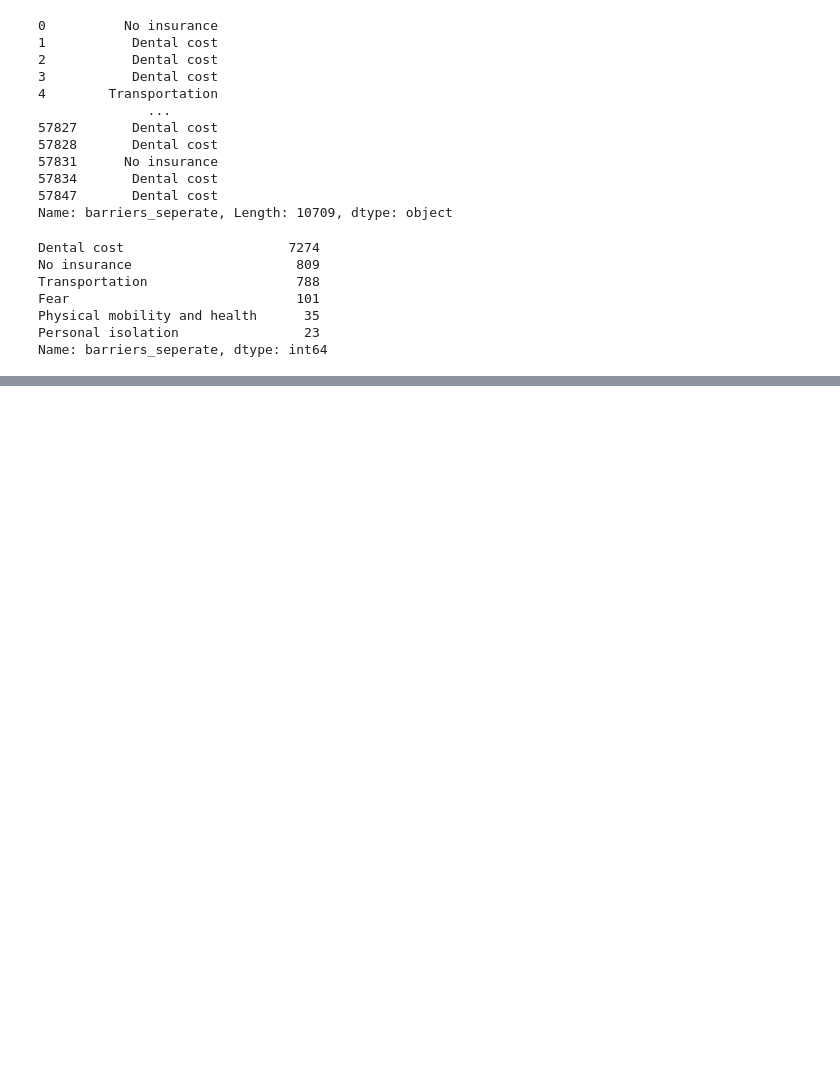
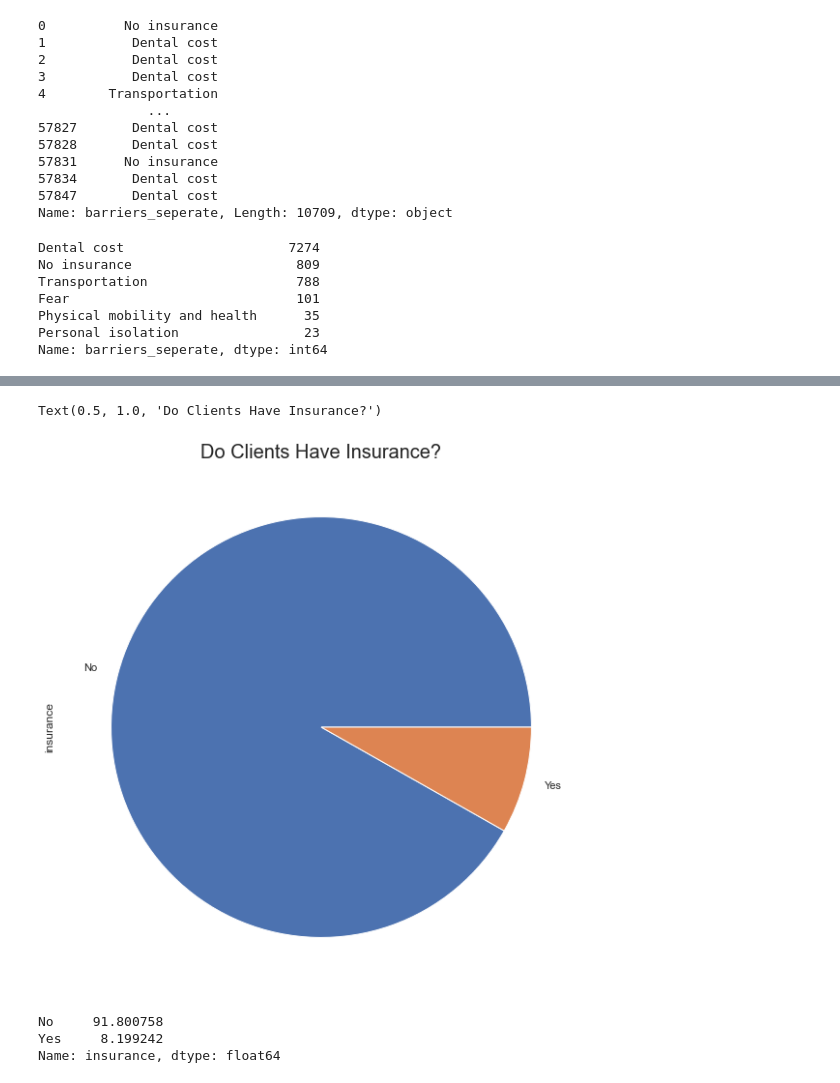
Before and after one commit to Rhunsilval/smile_on_python, a Jupyter notebook: notebook/smile_2.ipynb, the cells around one changed output, grey strips where cells are left out. Drawn from its saved outputs; the diff is of its cells as text; code cells hidden in the pictures; blank space fills up the shorter version.

```diff
--- a/notebook/smile_2.ipynb
+++ b/notebook/smile_2.ipynb
@@ -166,0 +185,12 @@ Name: barriers_seperate, dtype: int64
+# %%
+smile.insurance.value_counts().plot.pie(figsize = (10,10))
+plt.title('Do Clients Have Insurance?', fontsize = (20))
+# %% [output]
+Text(0.5, 1.0, 'Do Clients Have Insurance?')
+[figure, added]
+# %%
+smile['insurance'].value_counts(normalize=True) * 100
+# %% [output]
+No     91.800758
+Yes     8.199242
+Name: insurance, dtype: float64
```
Also changed, not shown: parts of 4 cells of this notebook.
